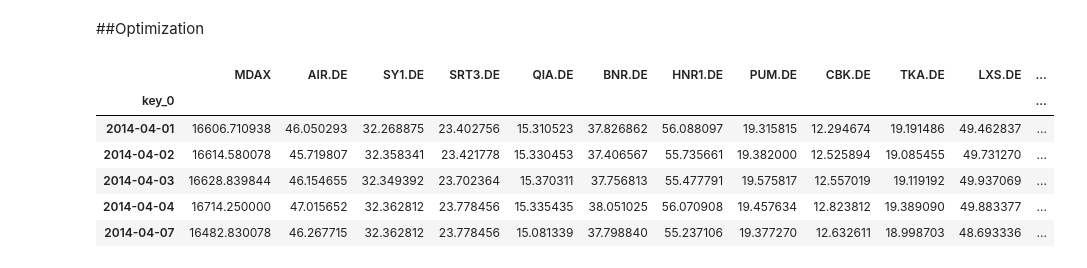
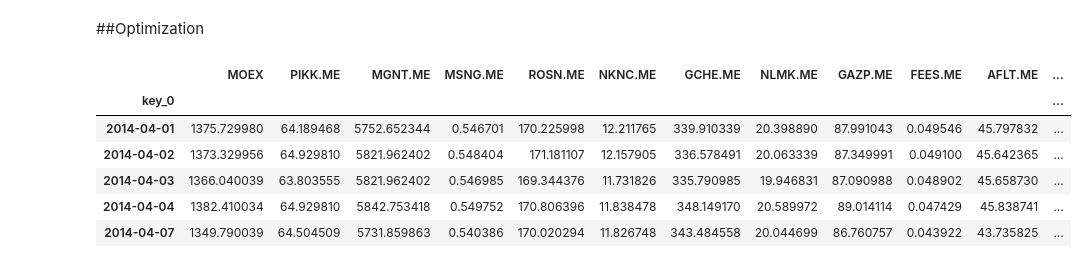
Before and after one commit to ontenkutsenko/Portfolio-optimization, a Jupyter notebook: Portfolio construction.ipynb, the cells around one changed output. Cells and saved outputs as stored; diff of their text form; code cells hidden in the pictures.

```diff
--- a/Portfolio construction.ipynb
+++ b/Portfolio construction.ipynb
@@ -554,20 +575,20 @@ return_methods = [
 # %%
 import pandas as pd
 # https://github.com/ontenkutsenko/Portfolio-optimization/blob/main/brazilian_market.csv
 #https://github.com/ontenkutsenko/Portfolio-optimization/blob/main/german_market_dax.csv
 #https://github.com/ontenkutsenko/Portfolio-optimization/blob/main/german_market_mdax.csv
 #https://github.com/ontenkutsenko/Portfolio-optimization/blob/main/russian_market.csv
-url = 'https://github.com/ontenkutsenko/Portfolio-optimization/blob/main/german_market_mdax.csv?raw=true'
+url = 'https://github.com/ontenkutsenko/Portfolio-optimization/blob/main/russian_market.csv?raw=true'
 rus = pd.read_csv(url,index_col=0)
 rus.head()
 # %% [output]
-|  | MDAX | AIR.DE | SY1.DE | SRT3.DE | QIA.DE | BNR.DE | HNR1.DE | PUM.DE | CBK.DE | TKA.DE | LXS.DE | ... |
+|  | MOEX | PIKK.ME | MGNT.ME | MSNG.ME | ROSN.ME | NKNC.ME | GCHE.ME | NLMK.ME | GAZP.ME | FEES.ME | AFLT.ME | ... |
 | key_0 |  |  |  |  |  |  |  |  |  |  |  | ... |
-| 2014-04-01 | 16606.710938 | 46.050293 | 32.268875 | 23.402756 | 15.310523 | 37.826862 | 56.088097 | 19.315815 | 12.294674 | 19.191486 | 49.462837 | ... |
-| 2014-04-02 | 16614.580078 | 45.719807 | 32.358341 | 23.421778 | 15.330453 | 37.406567 | 55.735661 | 19.382000 | 12.525894 | 19.085455 | 49.731270 | ... |
-| 2014-04-03 | 16628.839844 | 46.154655 | 32.349392 | 23.702364 | 15.370311 | 37.756813 | 55.477791 | 19.575817 | 12.557019 | 19.119192 | 49.937069 | ... |
-| 2014-04-04 | 16714.250000 | 47.015652 | 32.362812 | 23.778456 | 15.335435 | 38.051025 | 56.070908 | 19.457634 | 12.823812 | 19.389090 | 49.883377 | ... |
-| 2014-04-07 | 16482.830078 | 46.267715 | 32.362812 | 23.778456 | 15.081339 | 37.798840 | 55.237106 | 19.377270 | 12.632611 | 18.998703 | 48.693336 | ... |
+| 2014-04-01 | 1375.729980 | 64.189468 | 5752.652344 | 0.546701 | 170.225998 | 12.211765 | 339.910339 | 20.398890 | 87.991043 | 0.049546 | 45.797832 | ... |
+| 2014-04-02 | 1373.329956 | 64.929810 | 5821.962402 | 0.548404 | 171.181107 | 12.157905 | 336.578491 | 20.063339 | 87.349991 | 0.049100 | 45.642365 | ... |
+| 2014-04-03 | 1366.040039 | 63.803555 | 5821.962402 | 0.546985 | 169.344376 | 11.731826 | 335.790985 | 19.946831 | 87.090988 | 0.048902 | 45.658730 | ... |
+| 2014-04-04 | 1382.410034 | 64.929810 | 5842.753418 | 0.549752 | 170.806396 | 11.838478 | 348.149170 | 20.589972 | 89.014114 | 0.047429 | 45.838741 | ... |
+| 2014-04-07 | 1349.790039 | 64.504509 | 5731.859863 | 0.540386 | 170.020294 | 11.826748 | 343.484558 | 20.044699 | 86.760757 | 0.043922 | 43.735825 | ... |
 # %%
 window = 126
 return_method = return_methods[0]
```
Also changed, not shown: parts of 11 cells of this notebook.
